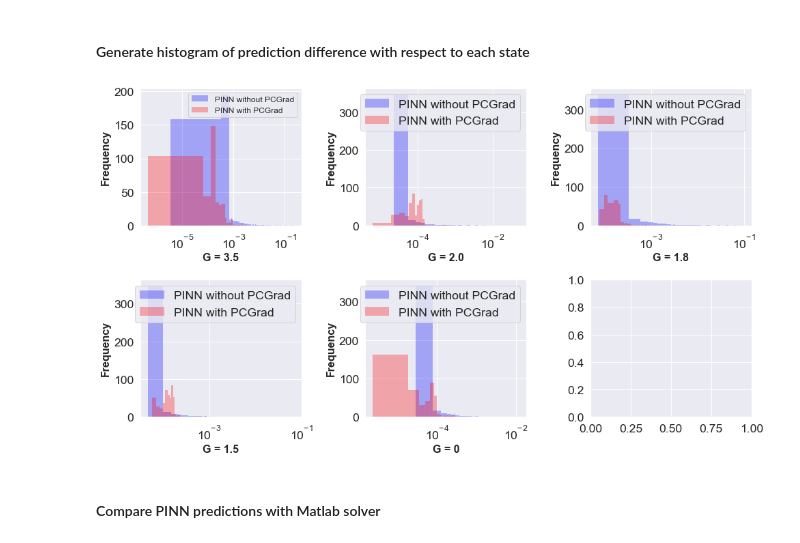
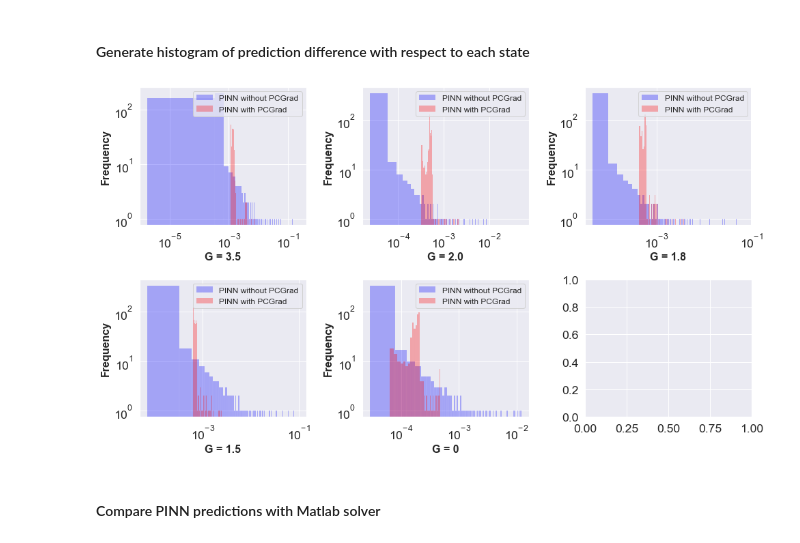
Before and after one commit to zxgcqupt/PINNs4SRA, a Jupyter notebook: medium_homogeneous_CTMC/PINN_for_medium_homo_CTMC_reliability_analysis.ipynb, the cells around one changed output. Saved outputs shown, nothing was run; the diff lists cells and outputs as text; code cells hidden in the pictures.

```diff
--- a/medium_homogeneous_CTMC/PINN_for_medium_homo_CTMC_reliability_analysis.ipynb
+++ b/medium_homogeneous_CTMC/PINN_for_medium_homo_CTMC_reliability_analysis.ipynb
@@ -150,7 +148,7 @@ class PINN:
         loss_u = tf.reduce_mean(tf.square(self.Yu_tf - u_pred))
         loss_1, loss_2, loss_3, loss_4, loss_5, loss_6, loss_7, loss_8, loss_9, loss_10, loss_11, loss_12 = self.get_r()
 
-        return [loss_u, loss_1 + loss_2 + loss_3 + loss_4 +loss_5+loss_6+loss_7+loss_8+loss_9+loss_10+loss_11+loss_12]
+        return [loss_u, loss_1 + loss_2 + loss_3 + loss_4 + loss_5 + loss_6 + loss_7+loss_8+loss_9+loss_10+loss_11+loss_12]
 
 
     def get_grad(self):
@@ -213,7 +211,7 @@ class PINN:
         return loss, proj_grads, None, None
 
     def callback(self):
-        if self.iter % 5 == 0:
+        if self.iter % 1000 == 0:
             print('Iteration {:05d}: loss = {}'.format(self.iter, ','.join(map(str, self.current_loss))))
         self.iter += 1
 
@@ -241,10 +239,6 @@ class PINN:
             self.loss_log.append(self.current_loss)
             self.callback()
 
-            if i%10000 == 0:
-                self.weights_log.append(PINN_solver.model.get_weights())
-                self.gradients_log.append([grad_theta, g_u, g_r])
-
     def predict(self, x_star):
         mu, sigma = self.mu_x, self.sigma_x
         x_star_normalized = (x_star-mu)/sigma
@@ -356,8 +354,8 @@ def get_system_performance(df):
 
     df['system_3.5'] = df['state_1']
     df['system_2.0'] = df['state_2']
-    df['system_1.8'] = df['state_3'] + df['state_7']
-    df['system_1.5'] = df['state_4'] + df['state_6']
+    df['system_1.8'] = df['state_4'] + df['state_6']
+    df['system_1.5'] = df['state_3'] + df['state_7']
     df['system_0'] = df['state_5'] + df['state_8'] + df['state_9'] + df['state_10'] + df['state_11'] + df['state_12']
 
     return df
@@ -404,51 +435,59 @@ y_diff_pcgrad = matlab_solver_solution_df - y_pred_pcgrad_df
+# %%
+y_diff_matlab = pd.DataFrame.abs(matlab_solver_solution_df - y_pred_df)
+y_diff_pcgrad_matlab = pd.DataFrame.abs(matlab_solver_solution_df - y_pred_pcgrad_df)
 # %% [markdown]
 #### Generate histogram of prediction difference with respect to each state
 # %%
 f, axes = plt.subplots(2, 3, figsize=(14, 8))
 
-sns.histplot(np.abs(y_diff['system_3.5']), ax=axes[0][0], alpha =0.3, color='blue', label='PINN without PCGrad')
-sns.histplot(np.abs(y_diff_pcgrad['system_3.5']), ax=axes[0][0], alpha =0.3, color='red', label='PINN with PCGrad')
+sns.histplot(np.abs(y_diff_matlab['system_3.5']), ax=axes[0][0], alpha =0.3, color='blue', label='PINN without PCGrad')
+sns.histplot(np.abs(y_diff_pcgrad_matlab['system_3.5']), ax=axes[0][0], alpha =0.3, color='red', label='PINN with PCGrad')
 
 axes[0][0].legend(fontsize=12)
 axes[0][0].set_xscale('log')
+axes[0][0].set_yscale('log')
 axes[0][0].set_xlabel('G = 3.5', fontdict=dict(weight='bold'), fontsize=16)
 axes[0][0].set_ylabel('Frequency', fontdict=dict(weight='bold'), fontsize=16)
 
 
-sns.histplot(np.abs(y_diff['system_2.0']), ax=axes[0][1], alpha=0.3, color='blue', label='PINN without PCGrad')
-sns.histplot(np.abs(y_diff_pcgrad['system_2.0']), alpha=0.3, ax=axes[0][1], color='red', label='PINN with PCGrad')
-axes[0][1].legend()
+sns.histplot(np.abs(y_diff_matlab['system_2.0']), ax=axes[0][1], alpha=0.3, color='blue', label='PINN without PCGrad')
+sns.histplot(np.abs(y_diff_pcgrad_matlab['system_2.0']), alpha=0.3, ax=axes[0][1], color='red', label='PINN with PCGrad')
+axes[0][1].legend(fontsize=12)
 axes[0][1].set_xscale('log')
+axes[0][1].set_yscale('log')
 axes[0][1].set_xlabel('G = 2.0', fontdict=dict(weight='bold'), fontsize=16)
 axes[0][1].set_ylabel('Frequency', fontdict=dict(weight='bold'), fontsize=16)
 
-sns.histplot(np.abs(y_diff['system_1.8']), ax=axes[0][2], alpha=0.3, color='blue', label='PINN without PCGrad')
-sns.histplot(np.abs(y_diff_pcgrad['system_1.8']), alpha=0.3, ax=axes[0][2], color='red', label='PINN with PCGrad')
-axes[0][2].legend()
+sns.histplot(np.abs(y_diff_matlab['system_1.8']), ax=axes[0][2], alpha=0.3, color='blue', label='PINN without PCGrad')
+sns.histplot(np.abs(y_diff_pcgrad_matlab['system_1.8']), alpha=0.3, ax=axes[0][2], color='red', label='PINN with PCGrad')
+axes[0][2].legend(fontsize=12)
 axes[0][2].set_xscale('log')
+axes[0][2].set_yscale('log')
 axes[0][2].set_xlabel('G = 1.8', fontdict=dict(weight='bold'), fontsize=16)
 axes[0][2].set_ylabel('Frequency', fontdict=dict(weight='bold'), fontsize=16)
 
 
-sns.histplot(np.abs(y_diff['system_1.5']), ax=axes[1][0], alpha=0.3, color='blue', label='PINN without PCGrad')
-sns.histplot(np.abs(y_diff_pcgrad['system_1.5']), alpha=0.3, ax=axes[1][0], color='red', label='PINN with PCGrad')
-axes[1][0].legend()
+sns.histplot(np.abs(y_diff_matlab['system_1.5']), ax=axes[1][0], alpha=0.3, color='blue', label='PINN without PCGrad')
+sns.histplot(np.abs(y_diff_pcgrad_matlab['system_1.5']), alpha=0.3, ax=axes[1][0], color='red', label='PINN with PCGrad')
+axes[1][0].legend(fontsize=12)
 axes[1][0].set_xscale('log')
+axes[1][0].set_yscale('log')
 axes[1][0].set_xlabel('G = 1.5', fontdict=dict(weight='bold'), fontsize=16)
 axes[1][0].set_ylabel('Frequency', fontdict=dict(weight='bold'), fontsize=16)
 
 
-sns.histplot(np.abs(y_diff['system_0']), ax=axes[1][1], alpha=0.3, color='blue', label='PINN without PCGrad')
-sns.histplot(np.abs(y_diff_pcgrad['system_0']), alpha=0.3, ax=axes[1][1], color='red', label='PINN with PCGrad')
-axes[1][1].legend()
+sns.histplot(np.abs(y_diff_matlab['system_0']), ax=axes[1][1], alpha=0.3, color='blue', label='PINN without PCGrad')
+sns.histplot(np.abs(y_diff_pcgrad_matlab['system_0']), alpha=0.3, ax=axes[1][1], color='red', label='PINN with PCGrad')
+axes[1][1].legend(fontsize=12)
 axes[1][1].set_xscale('log')
+axes[1][1].set_yscale('log')
 axes[1][1].set_xlabel('G = 0', fontdict=dict(weight='bold'), fontsize=16)
 axes[1][1].set_ylabel('Frequency', fontdict=dict(weight='bold'), fontsize=16)
 
 plt.tight_layout(pad=1)
 plt.savefig("histogram_medium_homo.pdf")
 # %% [output]
-[figure, old version]
+[figure, new version]
 # %% [markdown]
 #### Compare PINN predictions with Matlab solver
 # %%
```
Also changed, not shown: parts of 27 cells of this notebook, 19 other files.
